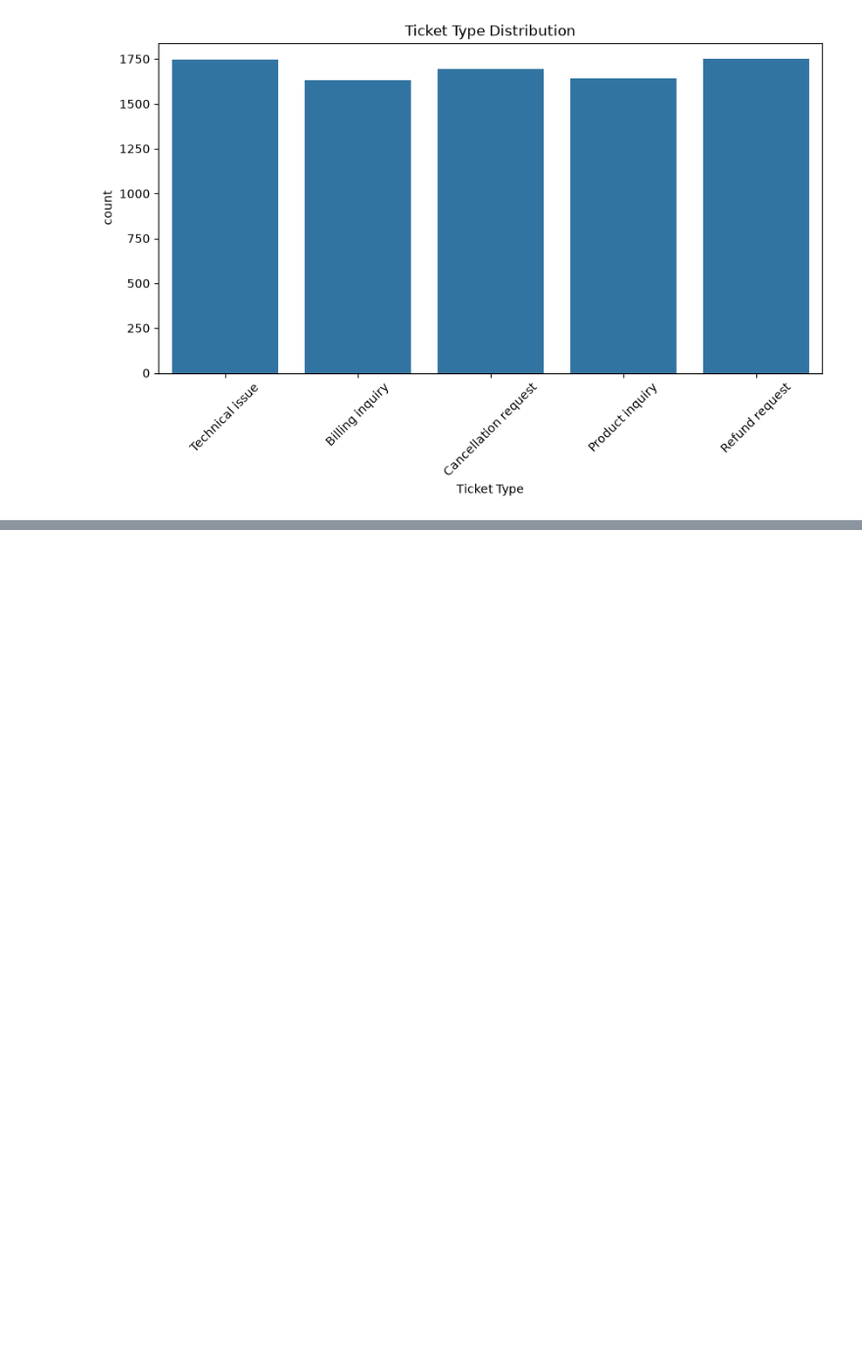
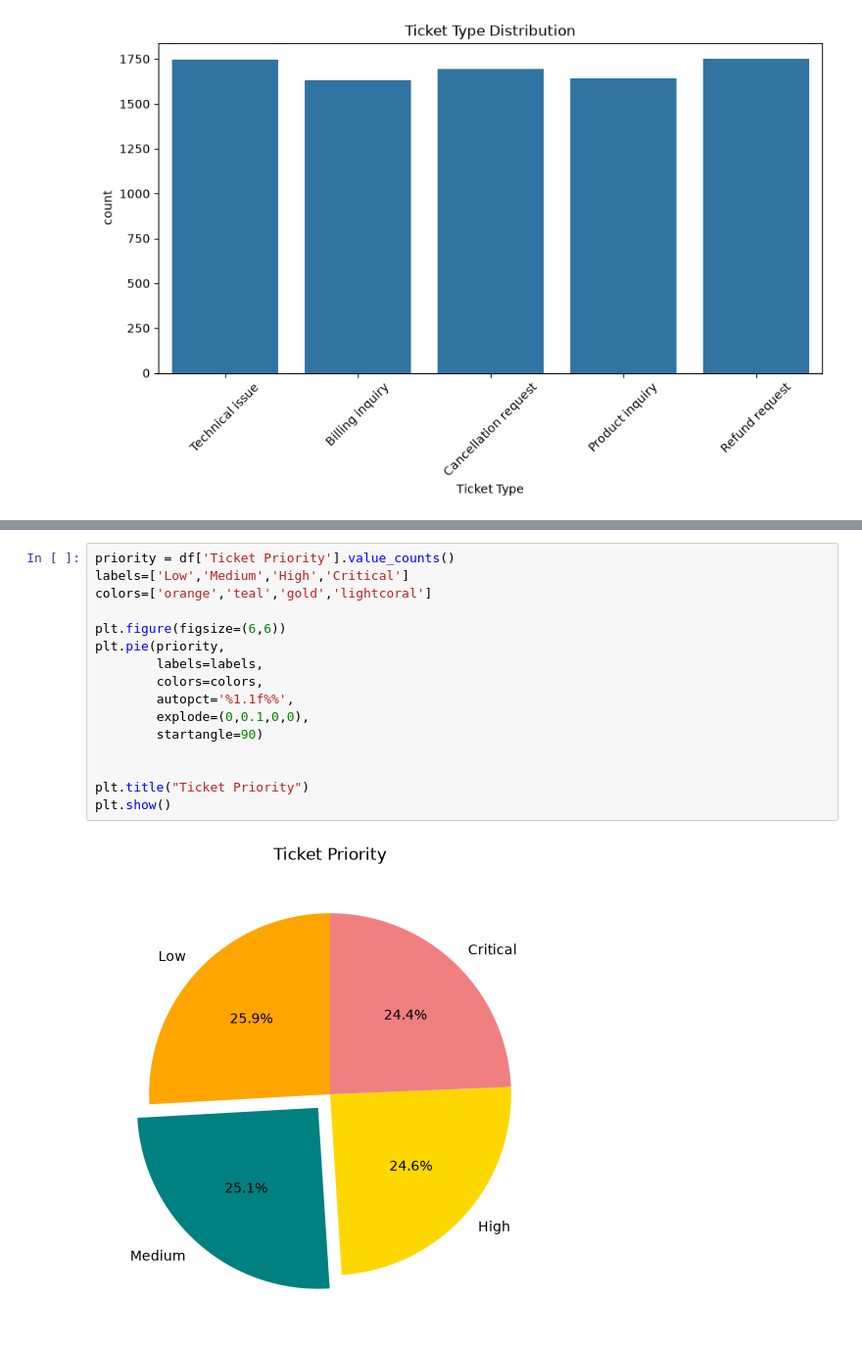
Before and after one commit to CompileNetwork33/NLP, a Jupyter notebook: tickets1.ipynb, the cells around one changed output, grey strips where cells are left out. Shown at 98% size. Saved outputs shown, nothing was run; the diff lists cells and outputs as text; blank space fills up the shorter version.

```diff
--- a/tickets1.ipynb
+++ b/tickets1.ipynb
@@ -57,0 +91,18 @@ plt.show()
+# %%
+priority = df['Ticket Priority'].value_counts()
+labels=['Low','Medium','High','Critical']
+colors=['orange','teal','gold','lightcoral']
+
+plt.figure(figsize=(6,6))
+plt.pie(priority,
+        labels=labels,
+        colors=colors,
+        autopct='%1.1f%%',
+        explode=(0,0.1,0,0),
+        startangle=90)
+
+
+plt.title("Ticket Priority")
+plt.show()
+# %% [output]
+[figure, added]
```
Also changed, not shown: parts of 3 cells of this notebook.
